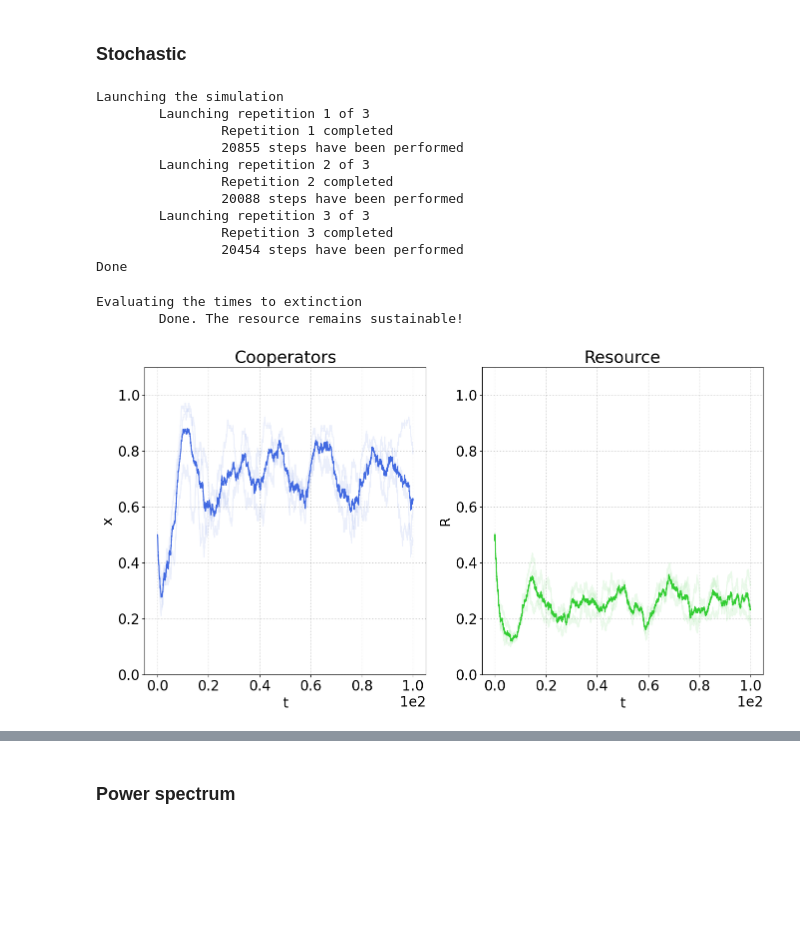
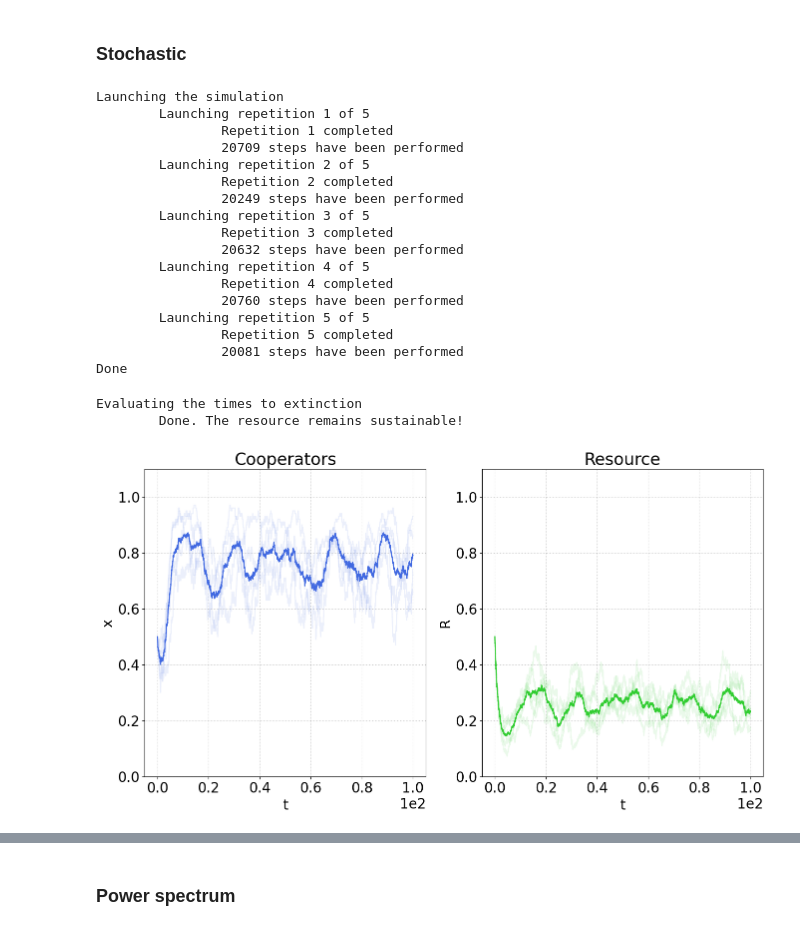
Before and after one commit to fabiomngzz/CPRSustainability, a Jupyter notebook: CPRsust_fullyStoc.ipynb, the cells around one changed output, grey strips where cells are left out. Cells and saved outputs as stored; diff of their text form; code cells hidden in the pictures; blank space fills up the shorter version.

```diff
--- a/CPRsust_fullyStoc.ipynb
+++ b/CPRsust_fullyStoc.ipynb
@@ -34,9 +34,11 @@ stateLabels = ['hole','resource','cooperator','defector']
 K = 5*N
 # Resource's birth rate
 b = 1.
+# Harvesting rates, reduced
+extractionRatesReduced = np.array([[0.5,0.5],[1.5,1.5]])
 # Harvesting rates, not reduced!
-extractionRates = np.sort(np.array([0.5,1.3]))/N
-if N*extractionRates[-1]<b:
+extractionRates = b*extractionRatesReduced/N
+if N*extractionRates[-1][-1]<b:
     display(Latex('Warning: $Ne_D<b$, which is an unphysical choice of parameters. The program will run anyways, just be aware!'))
 # Each node represents either a consumer (cooperator or defector) or a slot of resource (full or empty)
 nodeStates = [0,1,2,3]
@@ -803,7 +805,7 @@ if runCase['kFpP']:
 
     tEvalDet = np.linspace(0,tMax_detRes,1000)
 
-    zSeries = scint.solve_ivp(HES_kFpP,[0,tMax_detRes],[R0,x0],method='RK45',t_eval=tEvalDet,args=(params))
+    zSeries = scint.solve_ivp(HES_kFpP_generalPayoffMat,[0,tMax_detRes],[R0,x0],method='RK45',t_eval=tEvalDet,args=(params))
 
     # Unpack the resulting object
     seriesObj_kFpP_MF = {
@@ -854,8 +856,8 @@ if runCase['kFpP']:
         ax.set_ylim(plotObj['yLims'])
         ax.grid(which='both',linestyle=':',color='k',alpha=0.25)
     if tExt_kFpP_MF:
-        ax_kF_MF[1].vlines(tExt_MF,0,R0,colors='lime',linestyle='-.',label='Time to extinction')
-        ax_kF_MF[1].legend()
+        ax_kFpP_MF[1].vlines(tExt_kFpP_MF,0,R0,colors='lime',linestyle='-.',label='Time to extinction')
+        ax_kFpP_MF[1].legend()
     plt.show()
 else:
     print('Not executed. See the settings in the first cell.')
@@ -878,7 +880,7 @@ if runCase['kFpP']:
 
     tMax_stocRes = 100
 
-    NReps_kFpP_stocRes = 3
+    NReps_kFpP_stocRes = 5
     # Full vector of individuals (agents + resource) - redefine the var
     zVec_stocRes = np.ones(N+K,dtype=int)
     # Vector of individuals - assignment of initial conditions
@@ -937,15 +939,21 @@ else:
     print('Not executed. See the settings in the first cell.')
 # %% [output]
 Launching the simulation
-        Launching repetition 1 of 3
+        Launching repetition 1 of 5
                 Repetition 1 completed
-                20855 steps have been performed
-        Launching repetition 2 of 3
+                20709 steps have been performed
+        Launching repetition 2 of 5
                 Repetition 2 completed
-                20088 steps have been performed
-        Launching repetition 3 of 3
+                20249 steps have been performed
+        Launching repetition 3 of 5
                 Repetition 3 completed
-                20454 steps have been performed
+                20632 steps have been performed
+        Launching repetition 4 of 5
+                Repetition 4 completed
+                20760 steps have been performed
+        Launching repetition 5 of 5
+                Repetition 5 completed
+                20081 steps have been performed
 Done
 # %%
 if runCase['kFpP']:
@@ -974,42 +982,42 @@ if runCase['kFpP']:
         {
             'name' : 'Cooperators',
             'x' : [obj['time'] for obj in seriesObj_kFpP_stocRes],
-            'xCommon' : tSimAvg_kFpP_stocRes,
+            'xCommon' : [tSimAvg_kFpP_stocRes],
             'y': [obj['cooperators'] for obj in seriesObj_kFpP_stocRes],
-            'yMean' : coopFracSeriesAvg_kFpP_stocRes,
+            'yMean' : [coopFracSeriesAvg_kFpP_stocRes],
             'color' : 'royalblue',
             'xlabel' : 't',
             'ylabel' : 'x',
             'xLims' : [],
             'yLims' : [0, 1.1],
             'xLogScale' : None,
             'yLogScale' : None,
             'alphaSingle' : 0.1
         },
         {
             'name' : 'Resource',
             'x' : [obj['time'] for obj in seriesObj_kFpP_stocRes],
-            'xCommon' : tSimAvg_kFpP_stocRes,
+            'xCommon' : [tSimAvg_kFpP_stocRes],
             'y': [obj['resource'] for obj in seriesObj_kFpP_stocRes],
-            'yMean' : RSeriesAvg_kFpP_stocRes,
+            'yMean' : [RSeriesAvg_kFpP_stocRes],
             'color' : 'limegreen',
             'xlabel' : 't',
             'ylabel' : 'R',
             'xLims' : [],
             'yLims' : [0, 1.1],
             'xLogScale' : None,
             'yLogScale' : None,
             'alphaSingle' : 0.1
         }
     ]
 
     fig_kFpP_stocRes_Avg, ax_kFpP_stocRes_Avg = CPRSustStocSimPlot(plotsObj)
     if tExtObj_kFpP_stocRes['mean']:
         ax_kFpP_stocRes_Avg[1].vlines(tExtObj_kFpP_stocRes['mean'],0,R0,colors='lime',linestyle='-.',label='Mean time to extinction')
         ax_kFpP_stocRes_Avg[1].legend()
 
     plt.show()
 else:
     print('Not executed. See the settings in the first cell.')
 # %% [output]
-[figure, old version]
+[figure, new version]
```
Also changed, not shown: parts of 4 cells of this notebook, 6 other files.
